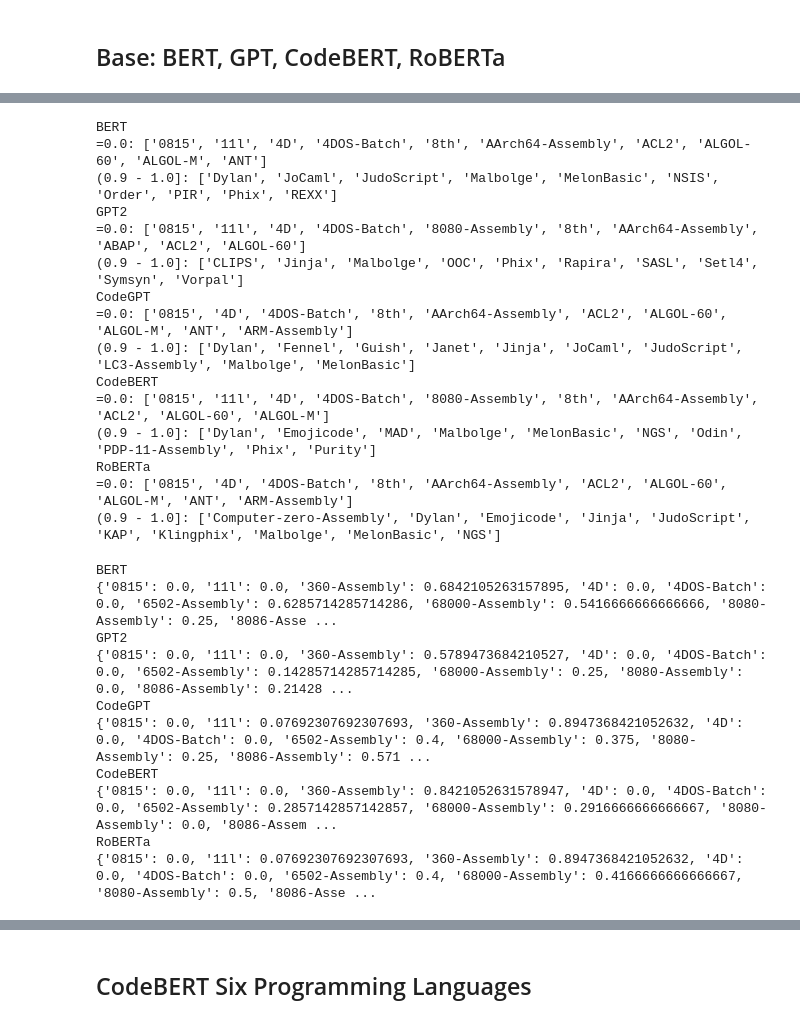
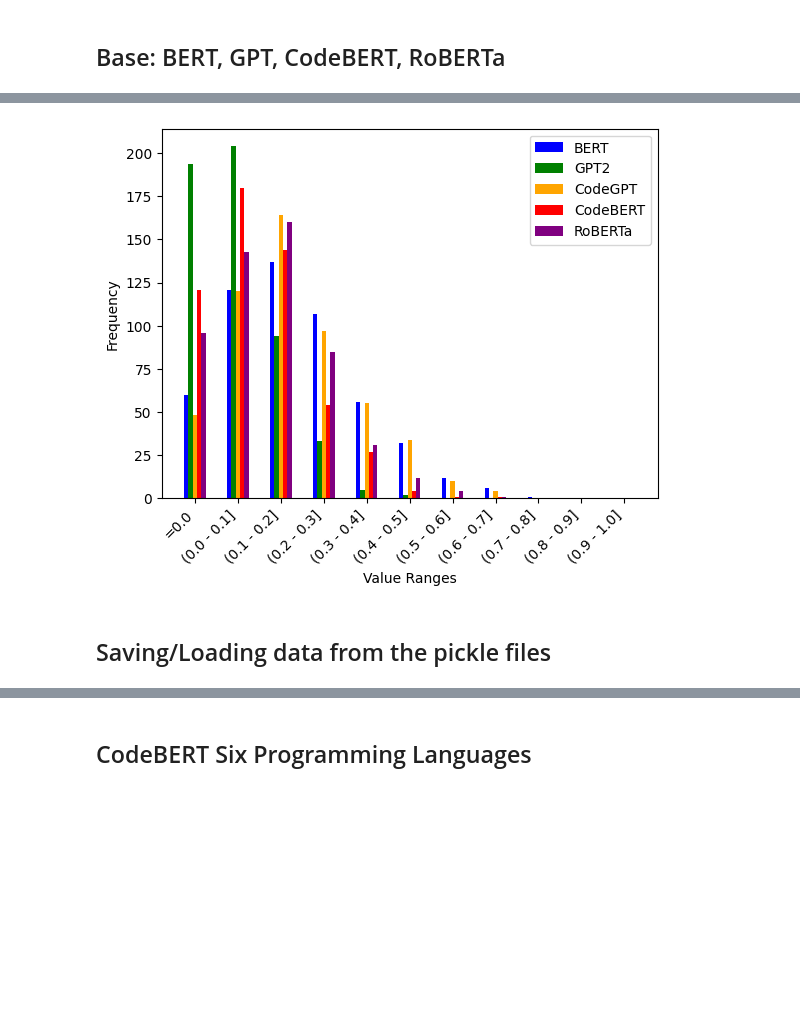
Before and after one commit to Simin404/literate_programming_llm, a Jupyter notebook: analyze_emb.ipynb, the cells around one changed output, grey strips where cells are left out. Cells and saved outputs as stored; diff of their text form; code cells hidden in the pictures; blank space fills up the shorter version.

```diff
--- a/analyze_emb.ipynb
+++ b/analyze_emb.ipynb
@@ -110,2 +93,11 @@ plot_multi_count(counts, data_labels)
+# %%
+dataset_task = [bert_dic_task, gpt_dic_task, codegpt_dic_task, codebert_dic_task, roberta_dic_task]
+
+counts = [count_data(data) for data in dataset_task]
+plot_multi_count(counts, data_labels, 'task')
+# %% [output]
+[figure, added]
+# %% [markdown]
+## Saving/Loading data from the pickle files
 # %%
 import pickle
@@ -118,37 +108,0 @@ for i in range(len(data_labels)):
-# %%
-for i in range(len(data_labels)):
-    print(data_labels[i])
-    bins = count_data(datasets[i])
-    print('=0.0:', bins['=0.0'][:10])
-    print('(0.9 - 1.0]:',bins['(0.9 - 1.0]'][:10])
-# %% [output]
-BERT
-=0.0: ['0815', '11l', '4D', '4DOS-Batch', '8th', 'AArch64-Assembly', 'ACL2', 'ALGOL-60', 'ALGOL-M', 'ANT']
-(0.9 - 1.0]: ['Dylan', 'JoCaml', 'JudoScript', 'Malbolge', 'MelonBasic', 'NSIS', 'Order', 'PIR', 'Phix', 'REXX']
-GPT2
-=0.0: ['0815', '11l', '4D', '4DOS-Batch', '8080-Assembly', '8th', 'AArch64-Assembly', 'ABAP', 'ACL2', 'ALGOL-60']
-(0.9 - 1.0]: ['CLIPS', 'Jinja', 'Malbolge', 'OOC', 'Phix', 'Rapira', 'SASL', 'Setl4', 'Symsyn', 'Vorpal']
-CodeGPT
-=0.0: ['0815', '4D', '4DOS-Batch', '8th', 'AArch64-Assembly', 'ACL2', 'ALGOL-60', 'ALGOL-M', 'ANT', 'ARM-Assembly']
-(0.9 - 1.0]: ['Dylan', 'Fennel', 'Guish', 'Janet', 'Jinja', 'JoCaml', 'JudoScript', 'LC3-Assembly', 'Malbolge', 'MelonBasic']
-CodeBERT
-=0.0: ['0815', '11l', '4D', '4DOS-Batch', '8080-Assembly', '8th', 'AArch64-Assembly', 'ACL2', 'ALGOL-60', 'ALGOL-M']
-(0.9 - 1.0]: ['Dylan', 'Emojicode', 'MAD', 'Malbolge', 'MelonBasic', 'NGS', 'Odin', 'PDP-11-Assembly', 'Phix', 'Purity']
-RoBERTa
-=0.0: ['0815', '4D', '4DOS-Batch', '8th', 'AArch64-Assembly', 'ACL2', 'ALGOL-60', 'ALGOL-M', 'ANT', 'ARM-Assembly']
-(0.9 - 1.0]: ['Computer-zero-Assembly', 'Dylan', 'Emojicode', 'Jinja', 'JudoScript', 'KAP', 'Klingphix', 'Malbolge', 'MelonBasic', 'NGS']
-# %%
-for i in range(len(data_labels)):
-    print(data_labels[i])
-    print(datasets[i])
-# %% [output]
-BERT
-{'0815': 0.0, '11l': 0.0, '360-Assembly': 0.6842105263157895, '4D': 0.0, '4DOS-Batch': 0.0, '6502-Assembly': 0.6285714285714286, '68000-Assembly': 0.5416666666666666, '8080-Assembly': 0.25, '8086-Asse ...
-GPT2
-{'0815': 0.0, '11l': 0.0, '360-Assembly': 0.5789473684210527, '4D': 0.0, '4DOS-Batch': 0.0, '6502-Assembly': 0.14285714285714285, '68000-Assembly': 0.25, '8080-Assembly': 0.0, '8086-Assembly': 0.21428 ...
-CodeGPT
-{'0815': 0.0, '11l': 0.07692307692307693, '360-Assembly': 0.8947368421052632, '4D': 0.0, '4DOS-Batch': 0.0, '6502-Assembly': 0.4, '68000-Assembly': 0.375, '8080-Assembly': 0.25, '8086-Assembly': 0.571 ...
-CodeBERT
-{'0815': 0.0, '11l': 0.0, '360-Assembly': 0.8421052631578947, '4D': 0.0, '4DOS-Batch': 0.0, '6502-Assembly': 0.2857142857142857, '68000-Assembly': 0.2916666666666667, '8080-Assembly': 0.0, '8086-Assem ...
-RoBERTa
-{'0815': 0.0, '11l': 0.07692307692307693, '360-Assembly': 0.8947368421052632, '4D': 0.0, '4DOS-Batch': 0.0, '6502-Assembly': 0.4, '68000-Assembly': 0.4166666666666667, '8080-Assembly': 0.5, '8086-Asse ...
```
Also changed, not shown: parts of 16 cells of this notebook, 12 other files.
